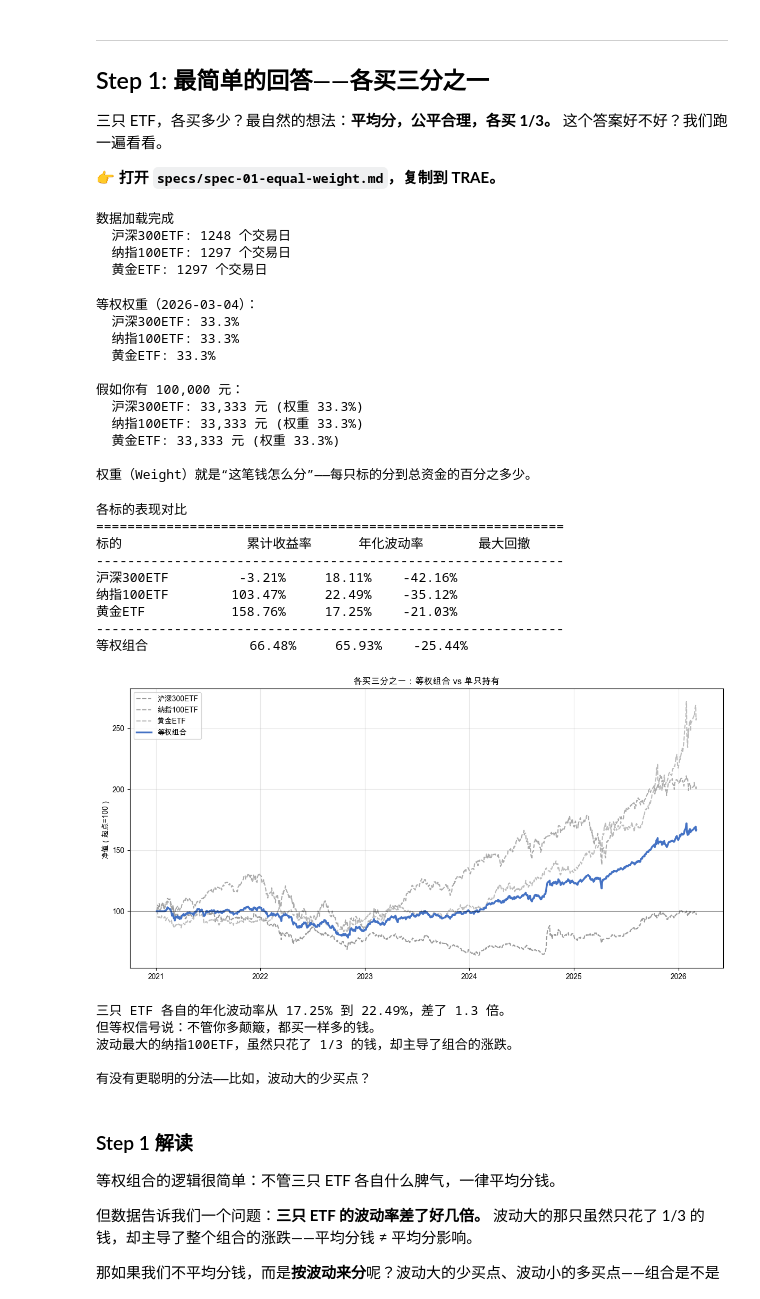
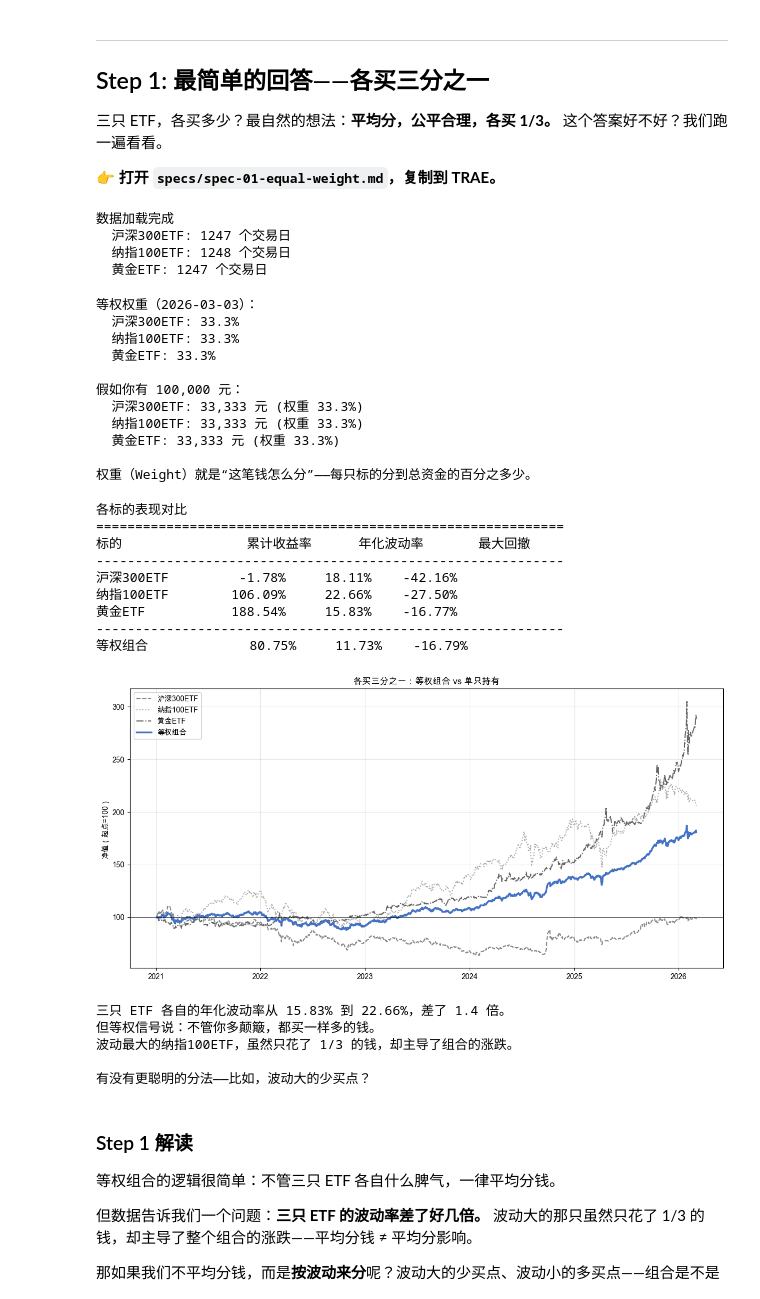
Before and after one commit to xingwudao/xquant-learning, a Jupyter notebook: q3-how-much/notebooks/q3-how-much.ipynb, the cells around one changed output. Drawn from its saved outputs; the diff is of its cells as text; code cells hidden in the pictures.

```diff
--- a/q3-how-much/notebooks/q3-how-much.ipynb
+++ b/q3-how-much/notebooks/q3-how-much.ipynb
@@ -46,11 +46,11 @@ plt.rcParams['font.sans-serif'] = ['Arial Unicode MS', 'SimHei', 'STHeiti']
 plt.rcParams['axes.unicode_minus'] = False
 
 # 常量
-SYMBOLS = ("510300.SS", "QQQ", "GLD")
+SYMBOLS = ("510300.SS", "513100.SS", "518880.SS")
 SYMBOL_NAMES = {
     "510300.SS": "沪深300ETF",
-    "QQQ": "纳指100ETF",
-    "GLD": "黄金ETF",
+    "513100.SS": "纳指100ETF",
+    "518880.SS": "黄金ETF",
 }
 START = "2021-01-01"
 today = pd.Timestamp.now().strftime("%Y-%m-%d")
@@ -76,9 +76,9 @@ for sym in SYMBOLS:
     print(f"  {SYMBOL_NAMES[sym]}: {len(mktdata[sym])} 个交易日")
 # %% [output]
 数据加载完成
-  沪深300ETF: 1248 个交易日
-  纳指100ETF: 1297 个交易日
-  黄金ETF: 1297 个交易日
+  沪深300ETF: 1247 个交易日
+  纳指100ETF: 1248 个交易日
+  黄金ETF: 1247 个交易日
 # %%
 # 计算等权权重
 ew_weights = EqualWeight().compute(mktdata)
@@ -100,7 +100,7 @@ for sym in SYMBOLS:
 
 print("\n权重（Weight）就是\u201c这笔钱怎么分\u201d——每只标的分到总资金的百分之多少。")
 # %% [output]
-等权权重（2026-03-04）：
+等权权重（2026-03-03）：
   沪深300ETF: 33.3%
   纳指100ETF: 33.3%
   黄金ETF: 33.3%
@@ -137,7 +137,7 @@ strategy_ew = Strategy(
     signals={"tw": (EqualWeight(), {})},
     entry_rules=[],
     exit_rules=[],
-    rebalance_rules=[RebalanceRule(weight_col="tw", frequency=21)],
+    rebalance_rules=[RebalanceRule(weight_col="tw", frequency=10)],
 )
 
 broker = SimBroker()
@@ -169,11 +169,11 @@ print(f"{'等权组合':<12} {ew_ret:>10.2%} {ew_vol:>10.2%} {ew_dd:>10.2%}")
 ============================================================
 标的                累计收益率      年化波动率       最大回撤
 ------------------------------------------------------------
-沪深300ETF         -3.21%     18.11%    -42.16%
-纳指100ETF        103.47%     22.49%    -35.12%
-黄金ETF           158.76%     17.25%    -21.03%
+沪深300ETF         -1.78%     18.11%    -42.16%
+纳指100ETF        106.09%     22.66%    -27.50%
+黄金ETF           188.54%     15.83%    -16.77%
 ------------------------------------------------------------
-等权组合             66.48%     65.93%    -25.44%
+等权组合             80.75%     11.73%    -16.79%
 # %%
 # 净值曲线对比图
 fig, ax = plt.subplots(figsize=(12, 6))
@@ -183,39 +183,41 @@ common_trading_days = mktdata[SYMBOLS[0]].index
 for sym in SYMBOLS[1:]:
     common_trading_days = common_trading_days.intersection(mktdata[sym].index)
 
-grays = ['#999999', '#AAAAAA', '#BBBBBB']
+styles = [('--', '#888888'), (':', '#AAAAAA'), ('-.', '#666666')]
 for i, sym in enumerate(SYMBOLS):
     close = mktdata[sym]["close"].reindex(common_trading_days)
     norm = close / close.iloc[0] * 100
+    ls, color = styles[i]
     ax.plot(norm.index, norm.values, label=SYMBOL_NAMES[sym],
-            linestyle='--', color=grays[i], linewidth=1.5)
+            linestyle=ls, color=color, linewidth=1.5)
 
 # 等权组合净值（equity_curve 是 list[tuple]，需转为 Series）
 equity = pd.Series(dict(result_ew.equity_curve))
 equity = equity.reindex(common_trading_days).dropna()
 equity_norm = equity / equity.iloc[0] * 100
 ax.plot(equity_norm.index, equity_norm.values, label='等权组合',
         color='#4472C4', linewidth=2.5)
 
 ax.axhline(y=100, color='black', linestyle='-', linewidth=0.5)
 ax.set_ylabel('净值（起点=100）')
 ax.set_title('各买三分之一：等权组合 vs 单只持有')
 ax.legend()
 ax.grid(True, alpha=0.3)
 plt.tight_layout()
+plt.savefig("../book/images/01-equal-weight-nav.png", dpi=150, bbox_inches='tight')
 plt.show()
 
 # 分析
 vols = [single_metrics[sym]['annual_vol'] for sym in SYMBOLS]
 min_vol_name = SYMBOL_NAMES[SYMBOLS[np.argmin(vols)]]
 max_vol_name = SYMBOL_NAMES[SYMBOLS[np.argmax(vols)]]
 print(f"\n三只 ETF 各自的年化波动率从 {min(vols):.2%} 到 {max(vols):.2%}，差了 {max(vols)/min(vols):.1f} 倍。")
 print(f"但等权信号说：不管你多颠簸，都买一样多的钱。")
 print(f"波动最大的{max_vol_name}，虽然只花了 1/3 的钱，却主导了组合的涨跌。")
 print(f"\n有没有更聪明的分法——比如，波动大的少买点？")
 # %% [output]
-[figure, old version]
+[figure, new version]
-三只 ETF 各自的年化波动率从 17.25% 到 22.49%，差了 1.3 倍。
+三只 ETF 各自的年化波动率从 15.83% 到 22.66%，差了 1.4 倍。
 但等权信号说：不管你多颠簸，都买一样多的钱。
 波动最大的纳指100ETF，虽然只花了 1/3 的钱，却主导了组合的涨跌。
 
```
Also changed, not shown: parts of 9 cells of this notebook, 6 other files.
